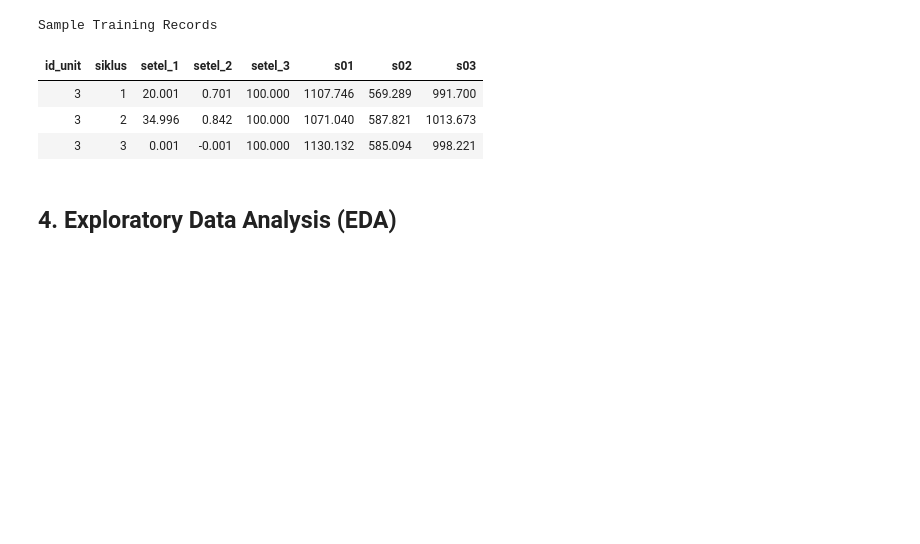
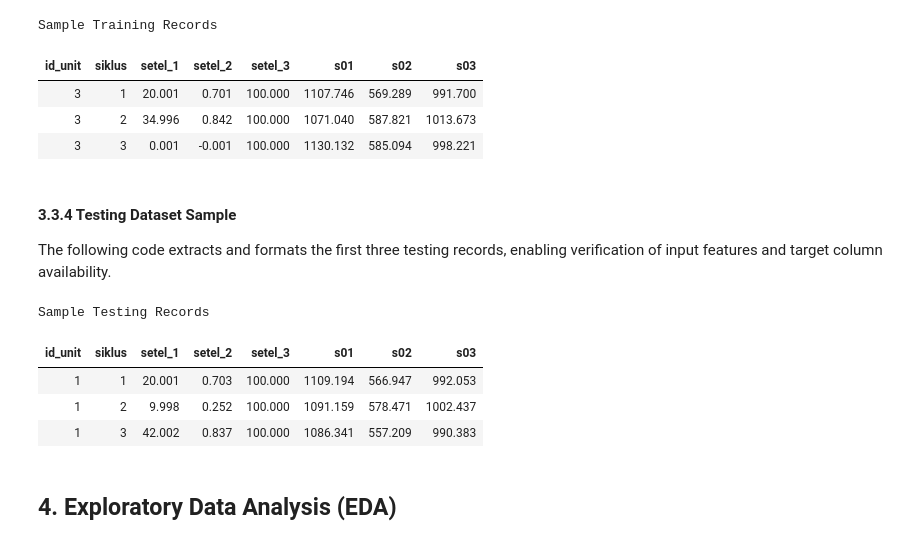
Before and after one commit to kinanpta/Deep-Learning-Midterm-Group-6, a Jupyter notebook: kode/task2_regression.ipynb, the cells around one changed output. Drawn from its saved outputs; the diff is of its cells as text; code cells hidden in the pictures; blank space fills up the shorter version.

```diff
--- a/kode/task2_regression.ipynb
+++ b/kode/task2_regression.ipynb
@@ -403,6 +403,44 @@ Sample Training Records
 | 3 | 1 | 20.001 | 0.701 | 100.000 | 1107.746 | 569.289 | 991.700 |
 | 3 | 2 | 34.996 | 0.842 | 100.000 | 1071.040 | 587.821 | 1013.673 |
 | 3 | 3 | 0.001 | -0.001 | 100.000 | 1130.132 | 585.094 | 998.221 |
+# %% [markdown]
+#### 3.3.4 Testing Dataset Sample
+
+The following code extracts and formats the first three testing records, enabling verification of input features and target column availability.
+# %%
+display(
+    test[sample_columns].head(3).style
+    .format(precision=3)
+    .set_caption(
+        "Sample Testing Records"
+    )
+    .set_table_styles([
+        {
+            "selector": "caption",
+            "props": [
+                ("text-align", "center"),
+                ("font-size", "14px"),
+                ("font-weight", "bold"),
+                ("caption-side", "top"),
+                ("padding-bottom", "8px")
+            ]
+        },
+        {
+            "selector": "th",
+            "props": [
+                ("text-align", "center")
+            ]
+        }
+    ])
+    .set_properties(**{"text-align": "center"})
+    .hide(axis="index")
+)
+# %% [output]
+Sample Testing Records
+| id_unit | siklus | setel_1 | setel_2 | setel_3 | s01 | s02 | s03 |
+| 1 | 1 | 20.001 | 0.703 | 100.000 | 1109.194 | 566.947 | 992.053 |
+| 1 | 2 | 9.998 | 0.252 | 100.000 | 1091.159 | 578.471 | 1002.437 |
+| 1 | 3 | 42.002 | 0.837 | 100.000 | 1086.341 | 557.209 | 990.383 |
 # %% [markdown]
 ## 4. Exploratory Data Analysis (EDA)
 # %% [markdown]
```
